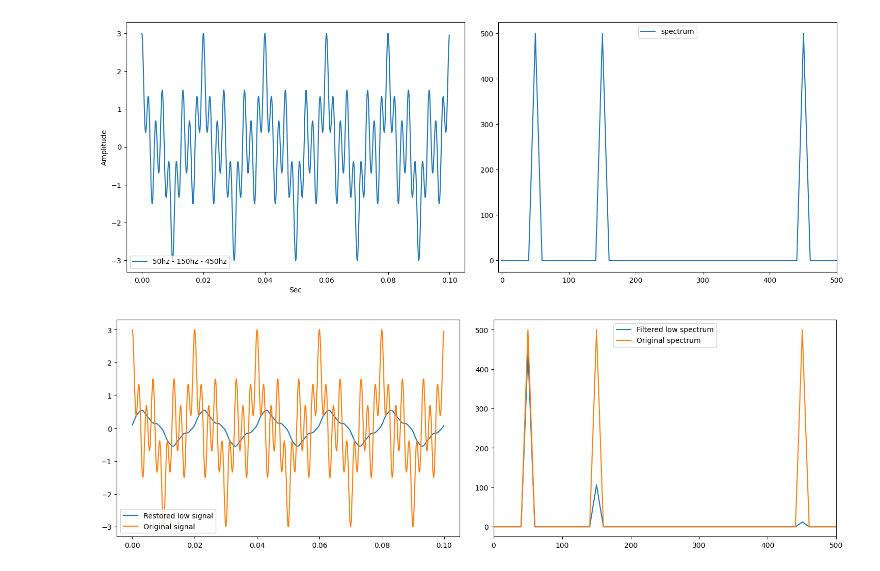
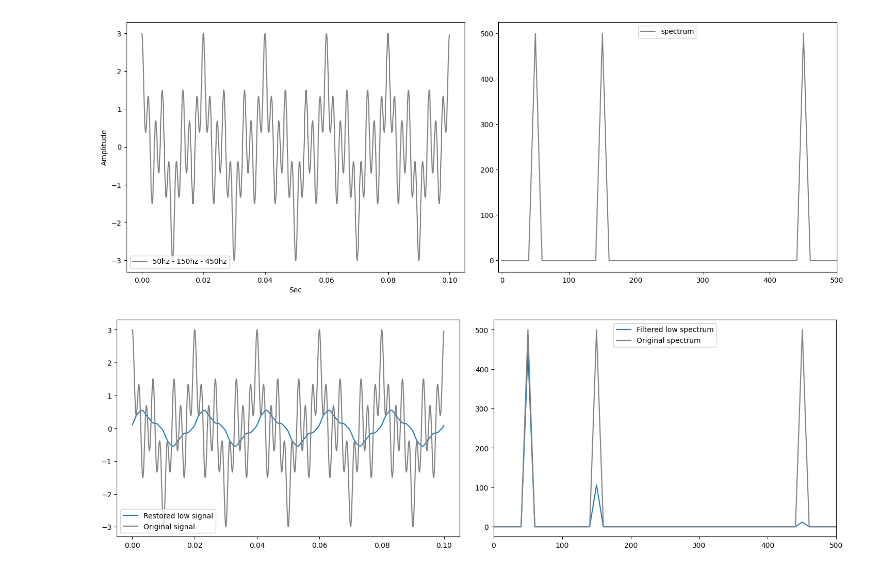
Before and after one commit to JooudDoo/DigitalSignals, a Jupyter notebook: lab_4.ipynb, the cells around one changed output. Cells and saved outputs as stored; diff of their text form; code cells hidden in the pictures.

```diff
--- a/lab_4.ipynb
+++ b/lab_4.ipynb
@@ -43,19 +43,19 @@ fig = plt.figure(figsize=(18, 14))
 plt.subplots_adjust(wspace=0.1, hspace=0.2)
 
 plt.subplot(221)
-plt.plot(t_series_450hz, cos_signal, label="50hz - 150hz - 450hz")
+plt.plot(t_series_450hz, cos_signal, label="50hz - 150hz - 450hz", color='grey')
 plt.legend()
 plt.xlabel("Sec")
 plt.ylabel("Amplitude")
 
 plt.subplot(222)
-plt.plot(xfs, spectrum_cos_signal, label="spectrum")
+plt.plot(xfs, spectrum_cos_signal, label="spectrum", color='grey')
 plt.xlim([-5,500])
 plt.legend()
 
 plt.show()
 # %% [output]
-[figure, old version]
+[figure, new version]
 # %%
 def butterwort_low(w, wc):
   return wc**2 / ((-w**2) + (1j) * np.sqrt(2)*wc*w + wc**2)
@@ -65,23 +65,23 @@ filtered_L_spectrum = spectrum_cos_signal[0:xfs.shape[0]]*filter_L_freq
 # %%
 restored_filtred_L_signal = np.fft.ifft(filtered_L_spectrum)
 
 fig = plt.figure(figsize=(18, 12))
 plt.subplots_adjust(wspace=0.1, hspace=0.2)
 
 plt.subplot(221)
 plt.plot(t_series_150hz, restored_filtred_L_signal, label='Restored low signal')
-plt.plot(t_series_150hz, cos_signal, label='Original signal')
+plt.plot(t_series_150hz, cos_signal, label='Original signal', color='grey')
 plt.legend()
 
 plt.subplot(222)
 plt.plot(xfs, abs(filtered_L_spectrum), label='Filtered low spectrum')
-plt.plot(xfs, spectrum_cos_signal, label="Original spectrum")
+plt.plot(xfs, spectrum_cos_signal, label="Original spectrum", color='grey')
 plt.legend()
 plt.xlim([0, 500])
 
 plt.show()
 # %% [output]
-[figure, old version]
+[figure, new version]
 # %%
 def butterwort_high(w, wc):
   return w**2 / ((-wc**2) + 1j*np.sqrt(2) * wc * w + w**2)
```
Also changed, not shown: parts of 13 cells of this notebook, 1 other file.
